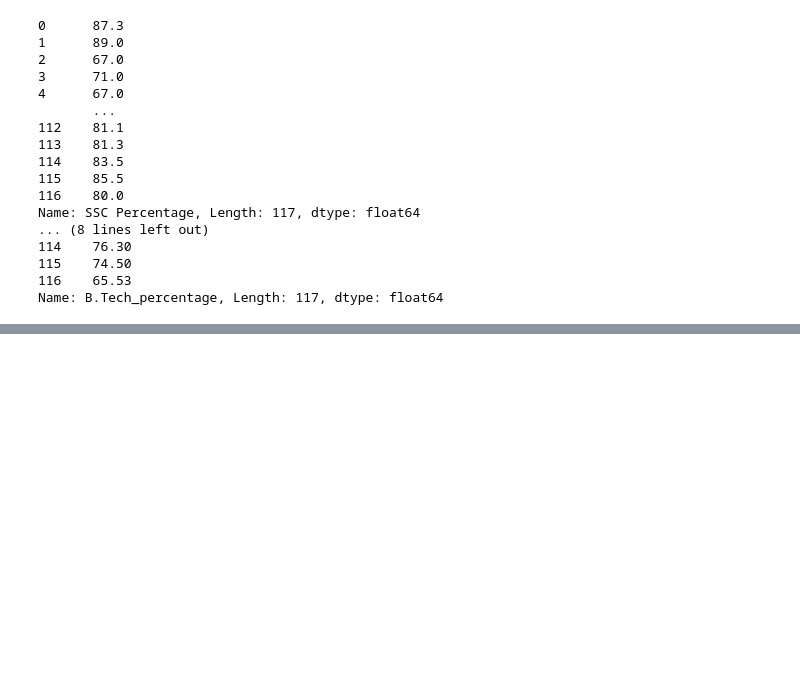
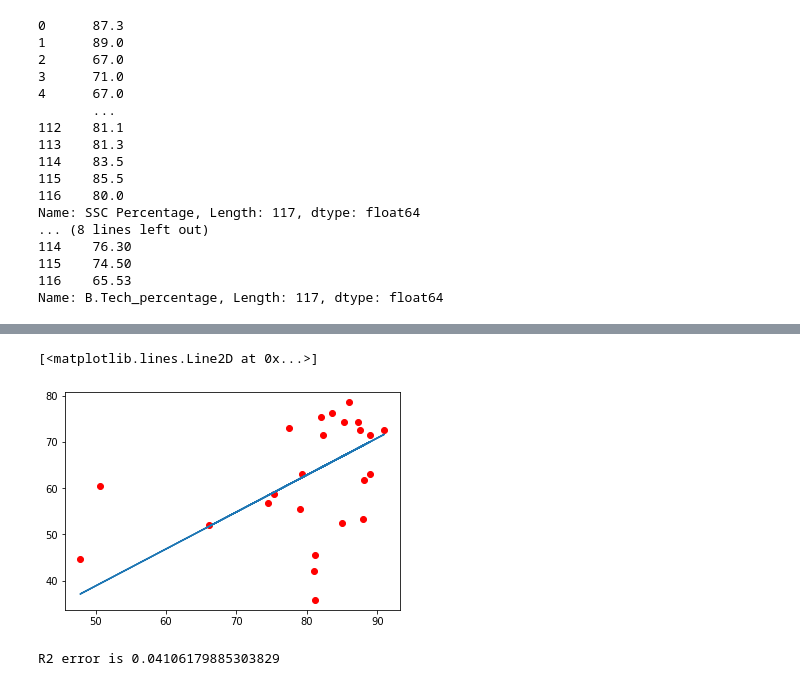
Before and after one commit to 19PA1A04B3/10-03-2020-, a Jupyter notebook: assignment_1_.ipynb, the cells around one changed output, grey strips where cells are left out. Drawn from its saved outputs; the diff is of its cells as text; code cells hidden in the pictures; blank space fills up the shorter version.

```diff
--- a/assignment_1_.ipynb
+++ b/assignment_1_.ipynb
@@ -86,0 +128,5 @@ std.boxplot(column)
+# %%
+x=std["SSC Percentage"].values.reshape(-1,1)
+y=std["B.Tech_percentage"].values.reshape(-1,1)
+print(x)
+print(y)
@@ -86,0 +151,5 @@ std.boxplot(column)
+# %%
+X_train,X_test,Y_train,Y_test=train_test_split(x,y,test_size=0.2)
+# %%
+mod=LinearRegression()
+mod.fit(X_train,Y_train)
@@ -86,0 +166,3 @@ std.boxplot(column)
+# %%
+prd=mod.predict(X_test)
+prd
@@ -86,0 +208,10 @@ std.boxplot(column)
+# %%
+plt.scatter(X_test,Y_test,color="red")
+plt.plot(X_test,prd)
+# %% [output]
+[<matplotlib.lines.Line2D at 0x...>]
+[figure, added]
+# %%
+print("R2 error is",metrics.r2_score(Y_test,prd))
+# %% [output]
+R2 error is 0.04106179885303829
```
Also changed, not shown: parts of 9 cells of this notebook.
